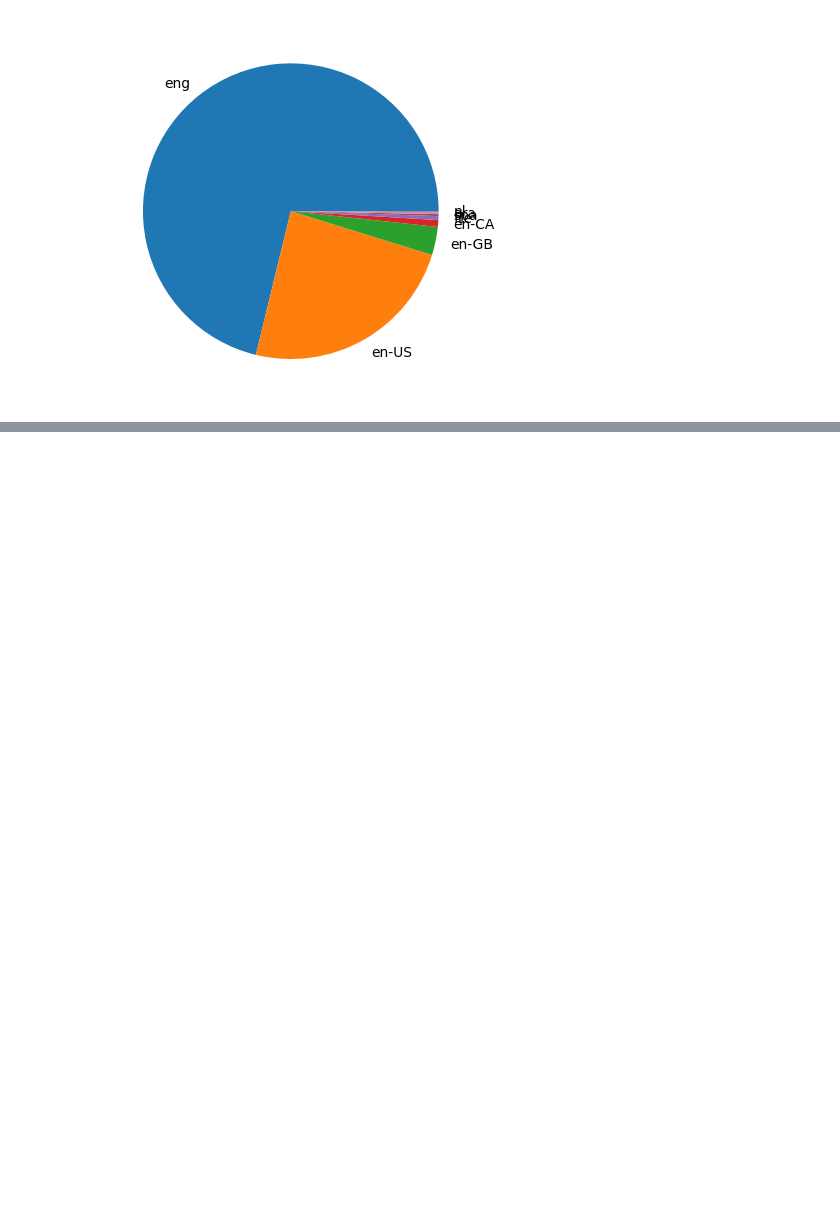
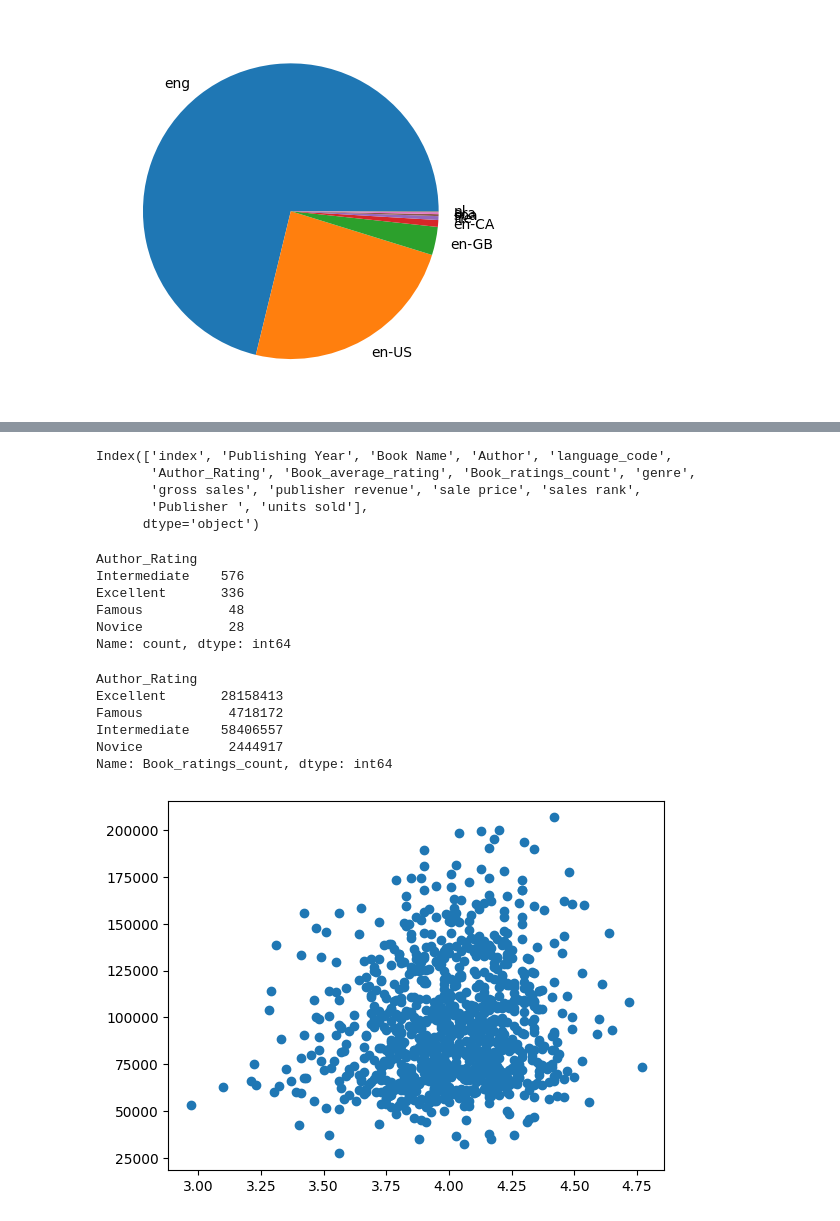
Before and after one commit to MarcioLuizBR/analiseDados_BookStore1, a Jupyter notebook: AnaliseBookStore.ipynb, the cells around one changed output, grey strips where cells are left out. Drawn from its saved outputs; the diff is of its cells as text; code cells hidden in the pictures; blank space fills up the shorter version.

```diff
--- a/AnaliseBookStore.ipynb
+++ b/AnaliseBookStore.ipynb
@@ -216,0 +231,30 @@ plt.pie(language_counts, labels=language_counts.index);
+# %%
+print(df.columns)
+# %% [output]
+Index(['index', 'Publishing Year', 'Book Name', 'Author', 'language_code',
+       'Author_Rating', 'Book_average_rating', 'Book_ratings_count', 'genre',
+       'gross sales', 'publisher revenue', 'sale price', 'sales rank',
+       'Publisher ', 'units sold'],
+      dtype='object')
+# %%
+df["Author_Rating"].value_counts()
+# %% [output]
+Author_Rating
+Intermediate    576
+Excellent       336
+Famous           48
+Novice           28
+Name: count, dtype: int64
+# %%
+df.groupby("Author_Rating")["Book_ratings_count"].sum()
+# %% [output]
+Author_Rating
+Excellent       28158413
+Famous           4718172
+Intermediate    58406557
+Novice           2444917
+Name: Book_ratings_count, dtype: int64
+# %%
+plt.scatter(df["Book_average_rating"], df["Book_ratings_count"]);
+# %% [output]
+[figure, added]
```
Also changed, not shown: parts of 4 cells of this notebook.
